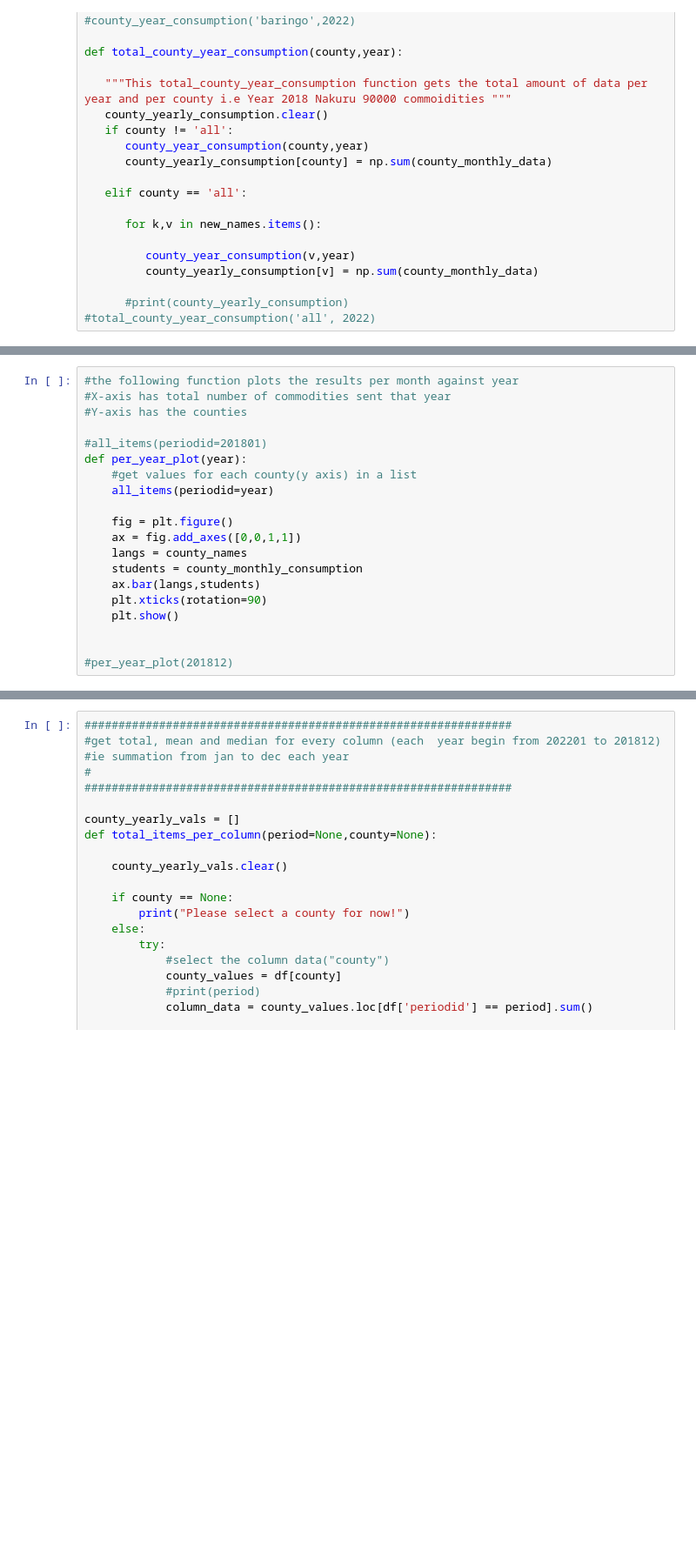
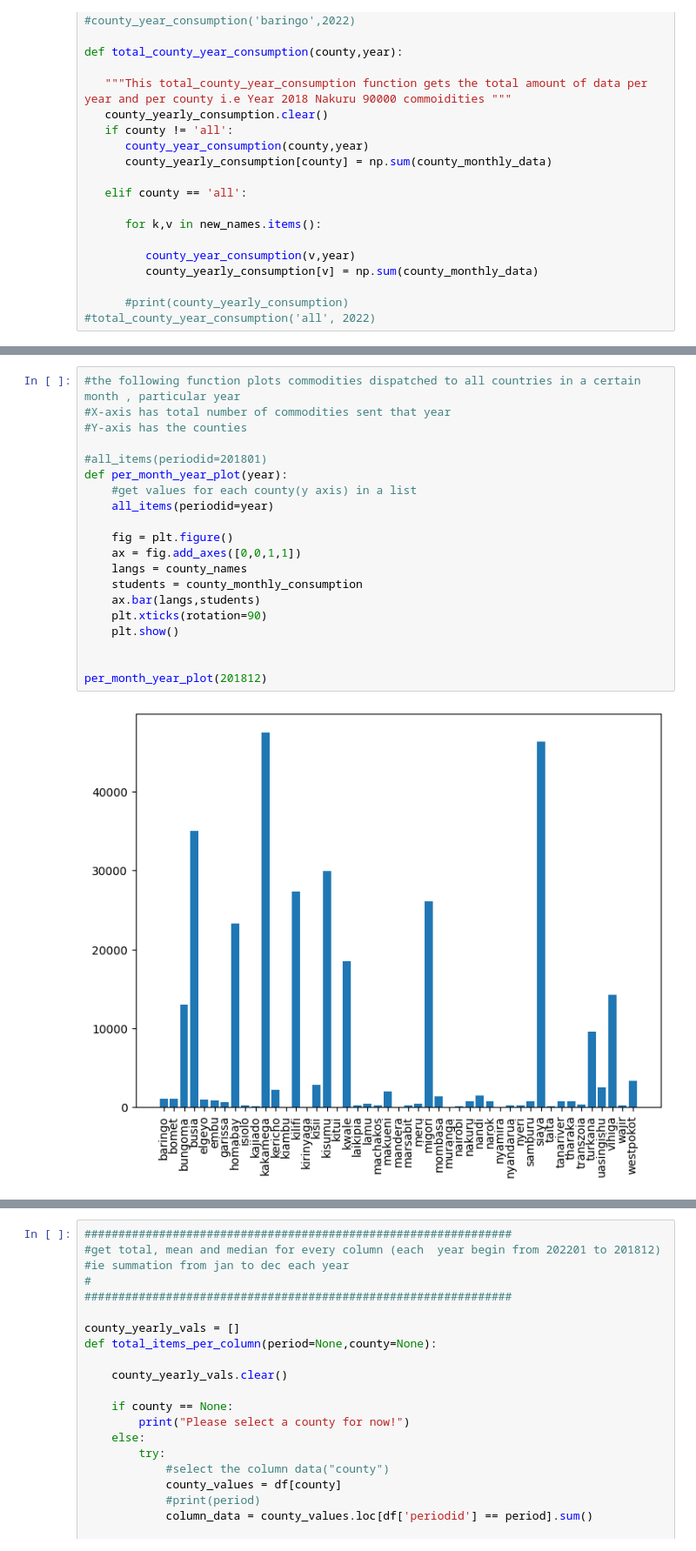
Before and after one commit to HealthIT-Kabarak/Malaria-Commodities-Analysis-and-Demand-Prediction-Model, a Jupyter notebook: Backend/malaria.ipynb, the cells around one changed output, grey strips where cells are left out. Shown at 87% size. Cells and saved outputs as stored; diff of their text form; blank space fills up the shorter version.

```diff
--- a/Backend/malaria.ipynb
+++ b/Backend/malaria.ipynb
@@ -309,25 +311,27 @@ all_items('kisii', 201802)
 # %% [output]
 kisii has 1996.0 kits in 201802
 # %%
-#the following function plots the results per month against year
+#the following function plots commodities dispatched to all countries in a certain month , particular year
 #X-axis has total number of commodities sent that year
 #Y-axis has the counties
 
 #all_items(periodid=201801)
-def per_year_plot(year):
+def per_month_year_plot(year):
     #get values for each county(y axis) in a list
     all_items(periodid=year)
 
     fig = plt.figure()
     ax = fig.add_axes([0,0,1,1])
     langs = county_names
     students = county_monthly_consumption
     ax.bar(langs,students)
     plt.xticks(rotation=90)
     plt.show()
 
 
-#per_year_plot(201812)
+per_month_year_plot(201812)
+# %% [output]
+[figure, added]
 # %%
 ###############################################################
 #get total, mean and median for every row (each  month begin from 202201 to 201812)
```
Also changed, not shown: parts of 9 cells of this notebook, 6 other files.
